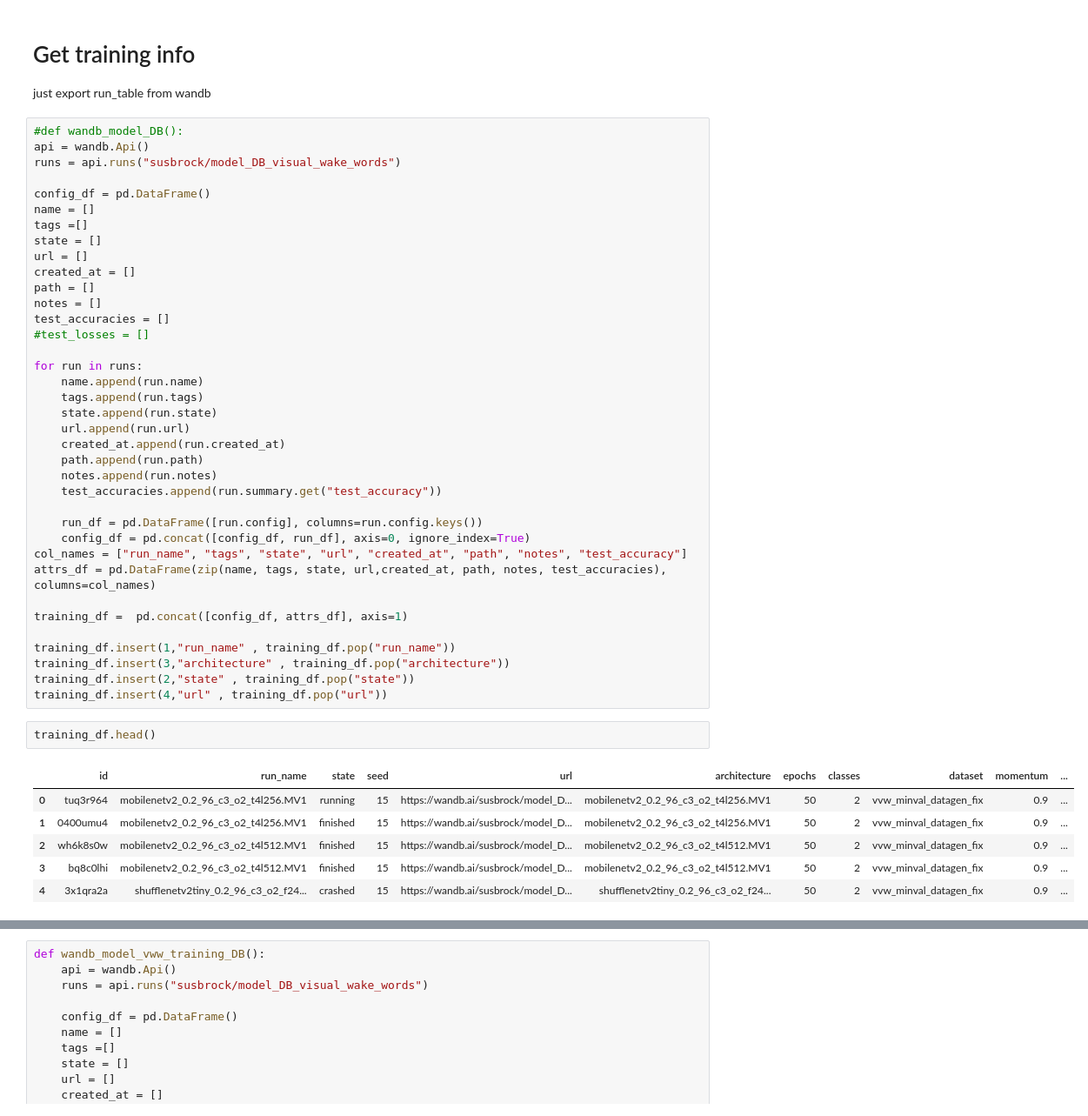
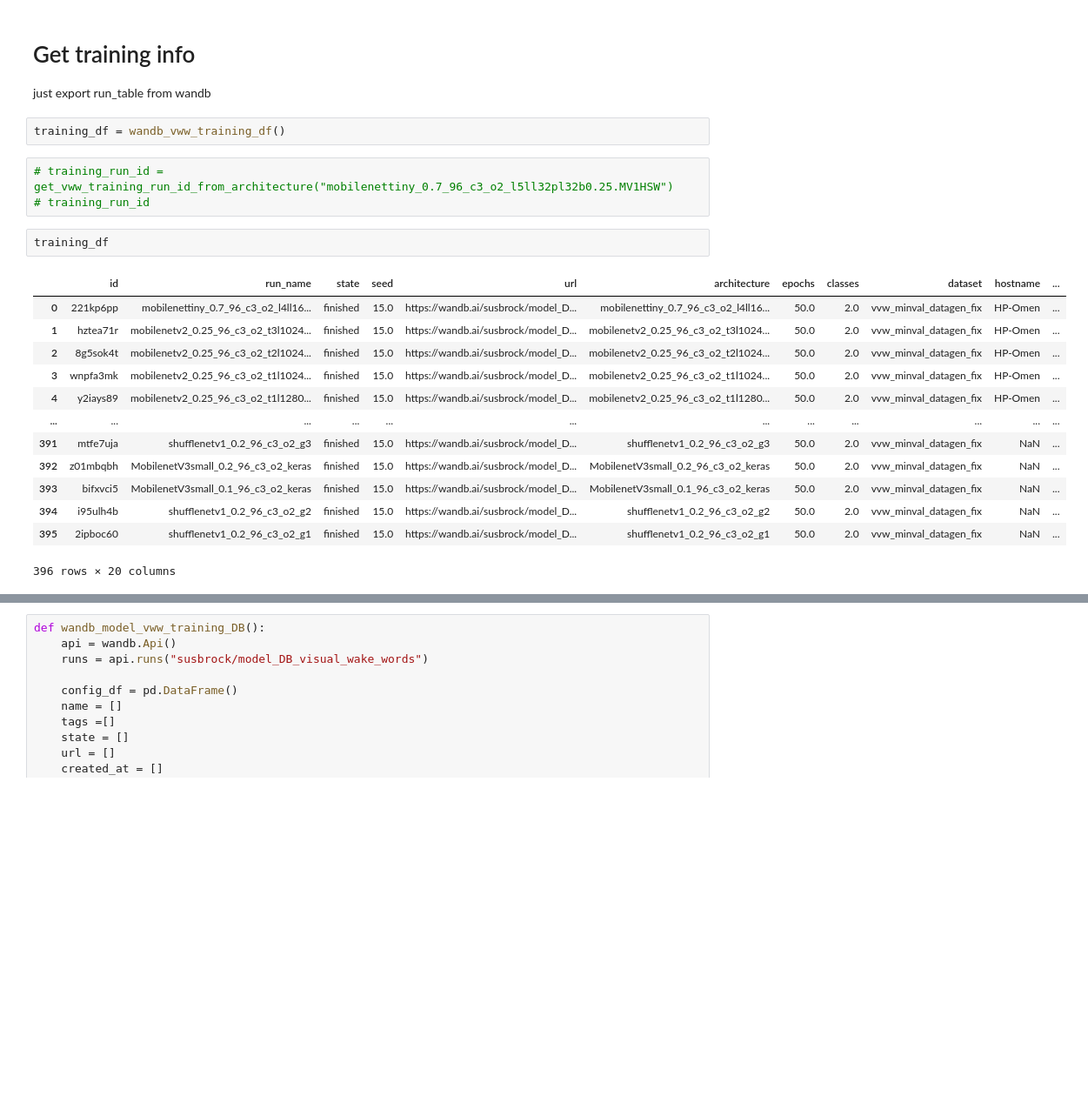
Before and after one commit to subrockmann/tiny_cnn, a Jupyter notebook: 08 Update Model DB.ipynb, the cells around one changed output, grey strips where cells are left out. Shown at 87% size. Saved outputs shown, nothing was run; the diff lists cells and outputs as text; blank space fills up the shorter version.

```diff
--- a/08 Update Model DB.ipynb
+++ b/08 Update Model DB.ipynb
@@ -42,52 +57,27 @@ array([0.        , 0.83216274, 0.83690596, 0.81574386, 0.81430137,
 # %% [markdown]
 # Get training info
 just export run_table from wandb
-# %%
-#def wandb_model_DB():
-api = wandb.Api()
-runs = api.runs("susbrock/model_DB_visual_wake_words")
-
-config_df = pd.DataFrame()
-name = []
-tags =[]
-state = []
-url = []
-created_at = []
-path = []
-notes = []
-test_accuracies = []
-#test_losses = []
-
-for run in runs:
-    name.append(run.name)
-    tags.append(run.tags)
-    state.append(run.state)
-    url.append(run.url)
-    created_at.append(run.created_at)
-    path.append(run.path)
-    notes.append(run.notes)
-    test_accuracies.append(run.summary.get("test_accuracy"))
-
-    run_df = pd.DataFrame([run.config], columns=run.config.keys())
-    config_df = pd.concat([config_df, run_df], axis=0, ignore_index=True)
-col_names = ["run_name", "tags", "state", "url", "created_at", "path", "notes", "test_accuracy"]
-attrs_df = pd.DataFrame(zip(name, tags, state, url,created_at, path, notes, test_accuracies), columns=col_names)
-
-training_df =  pd.concat([config_df, attrs_df], axis=1)
-
-training_df.insert(1,"run_name" , training_df.pop("run_name"))
-training_df.insert(3,"architecture" , training_df.pop("architecture"))
-training_df.insert(2,"state" , training_df.pop("state"))
-training_df.insert(4,"url" , training_df.pop("url"))
+# %%
+training_df = wandb_vww_training_df()
+# %%
+# training_run_id = get_vww_training_run_id_from_architecture("mobilenettiny_0.7_96_c3_o2_l5ll32pl32b0.25.MV1HSW")
+# training_run_id
 # %%
-training_df.head()
+training_df
 # %% [output]
-|  | id | run_name | state | seed | url | architecture | epochs | classes | dataset | momentum | ... |
-| 0 | tuq3r964 | mobilenetv2_0.2_96_c3_o2_t4l256.MV1 | running | 15 | https://wandb.ai/susbrock/model_D... | mobilenetv2_0.2_96_c3_o2_t4l256.MV1 | 50 | 2 | vvw_minval_datagen_fix | 0.9 | ... |
-| 1 | 0400umu4 | mobilenetv2_0.2_96_c3_o2_t4l256.MV1 | finished | 15 | https://wandb.ai/susbrock/model_D... | mobilenetv2_0.2_96_c3_o2_t4l256.MV1 | 50 | 2 | vvw_minval_datagen_fix | 0.9 | ... |
-| 2 | wh6k8s0w | mobilenetv2_0.2_96_c3_o2_t4l512.MV1 | finished | 15 | https://wandb.ai/susbrock/model_D... | mobilenetv2_0.2_96_c3_o2_t4l512.MV1 | 50 | 2 | vvw_minval_datagen_fix | 0.9 | ... |
-| 3 | bq8c0lhi | mobilenetv2_0.2_96_c3_o2_t4l512.MV1 | finished | 15 | https://wandb.ai/susbrock/model_D... | mobilenetv2_0.2_96_c3_o2_t4l512.MV1 | 50 | 2 | vvw_minval_datagen_fix | 0.9 | ... |
-| 4 | 3x1qra2a | shufflenetv2tiny_0.2_96_c3_o2_f24... | crashed | 15 | https://wandb.ai/susbrock/model_D... | shufflenetv2tiny_0.2_96_c3_o2_f24... | 50 | 2 | vvw_minval_datagen_fix | 0.9 | ... |
+|  | id | run_name | state | seed | url | architecture | epochs | classes | dataset | hostname | ... |
+| 0 | 221kp6pp | mobilenettiny_0.7_96_c3_o2_l4ll16... | finished | 15.0 | https://wandb.ai/susbrock/model_D... | mobilenettiny_0.7_96_c3_o2_l4ll16... | 50.0 | 2.0 | vvw_minval_datagen_fix | HP-Omen | ... |
+| 1 | hztea71r | mobilenetv2_0.25_96_c3_o2_t3l1024... | finished | 15.0 | https://wandb.ai/susbrock/model_D... | mobilenetv2_0.25_96_c3_o2_t3l1024... | 50.0 | 2.0 | vvw_minval_datagen_fix | HP-Omen | ... |
+| 2 | 8g5sok4t | mobilenetv2_0.25_96_c3_o2_t2l1024... | finished | 15.0 | https://wandb.ai/susbrock/model_D... | mobilenetv2_0.25_96_c3_o2_t2l1024... | 50.0 | 2.0 | vvw_minval_datagen_fix | HP-Omen | ... |
+| 3 | wnpfa3mk | mobilenetv2_0.25_96_c3_o2_t1l1024... | finished | 15.0 | https://wandb.ai/susbrock/model_D... | mobilenetv2_0.25_96_c3_o2_t1l1024... | 50.0 | 2.0 | vvw_minval_datagen_fix | HP-Omen | ... |
+| 4 | y2iays89 | mobilenetv2_0.25_96_c3_o2_t1l1280... | finished | 15.0 | https://wandb.ai/susbrock/model_D... | mobilenetv2_0.25_96_c3_o2_t1l1280... | 50.0 | 2.0 | vvw_minval_datagen_fix | HP-Omen | ... |
+| ... | ... | ... | ... | ... | ... | ... | ... | ... | ... | ... | ... |
+| 391 | mtfe7uja | shufflenetv1_0.2_96_c3_o2_g3 | finished | 15.0 | https://wandb.ai/susbrock/model_D... | shufflenetv1_0.2_96_c3_o2_g3 | 50.0 | 2.0 | vvw_minval_datagen_fix | NaN | ... |
+| 392 | z01mbqbh | MobilenetV3small_0.2_96_c3_o2_keras | finished | 15.0 | https://wandb.ai/susbrock/model_D... | MobilenetV3small_0.2_96_c3_o2_keras | 50.0 | 2.0 | vvw_minval_datagen_fix | NaN | ... |
+| 393 | bifxvci5 | MobilenetV3small_0.1_96_c3_o2_keras | finished | 15.0 | https://wandb.ai/susbrock/model_D... | MobilenetV3small_0.1_96_c3_o2_keras | 50.0 | 2.0 | vvw_minval_datagen_fix | NaN | ... |
+| 394 | i95ulh4b | shufflenetv1_0.2_96_c3_o2_g2 | finished | 15.0 | https://wandb.ai/susbrock/model_D... | shufflenetv1_0.2_96_c3_o2_g2 | 50.0 | 2.0 | vvw_minval_datagen_fix | NaN | ... |
+| 395 | 2ipboc60 | shufflenetv1_0.2_96_c3_o2_g1 | finished | 15.0 | https://wandb.ai/susbrock/model_D... | shufflenetv1_0.2_96_c3_o2_g1 | 50.0 | 2.0 | vvw_minval_datagen_fix | NaN | ... |
+396 rows × 20 columns
 # %%
 df.columns
 # %% [output]
```
Also changed, not shown: parts of 19 cells of this notebook.
